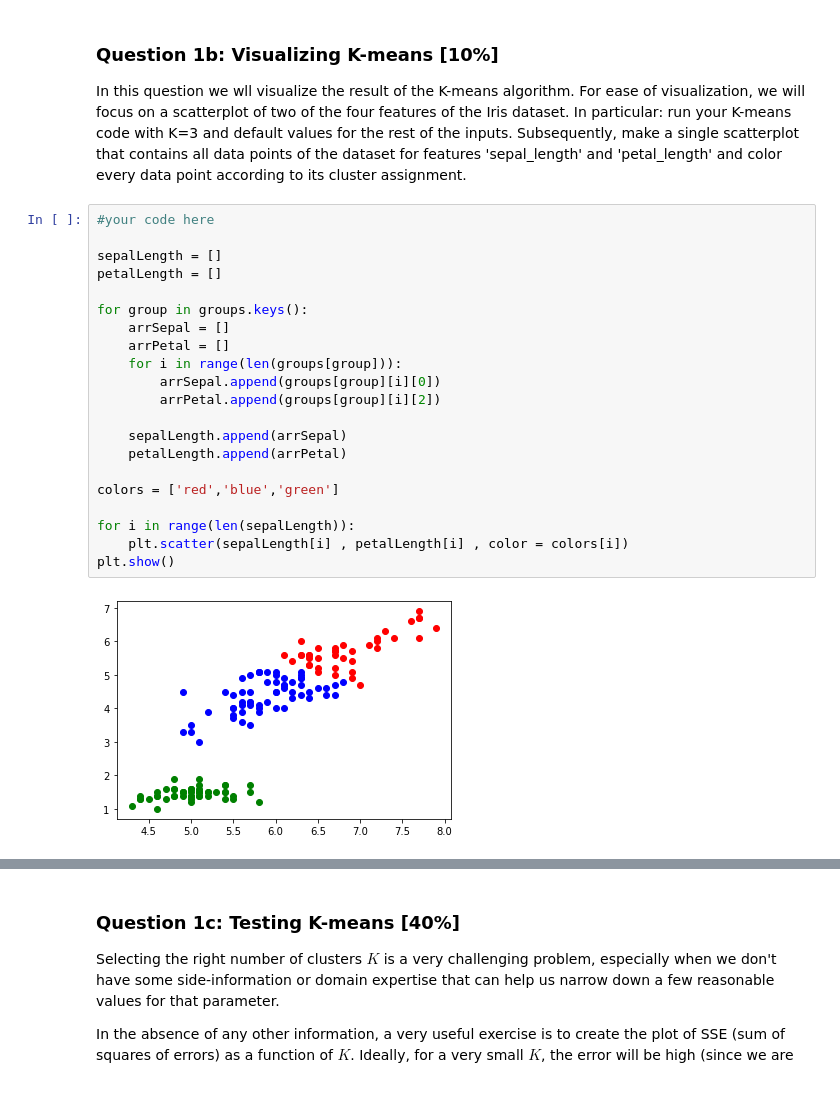
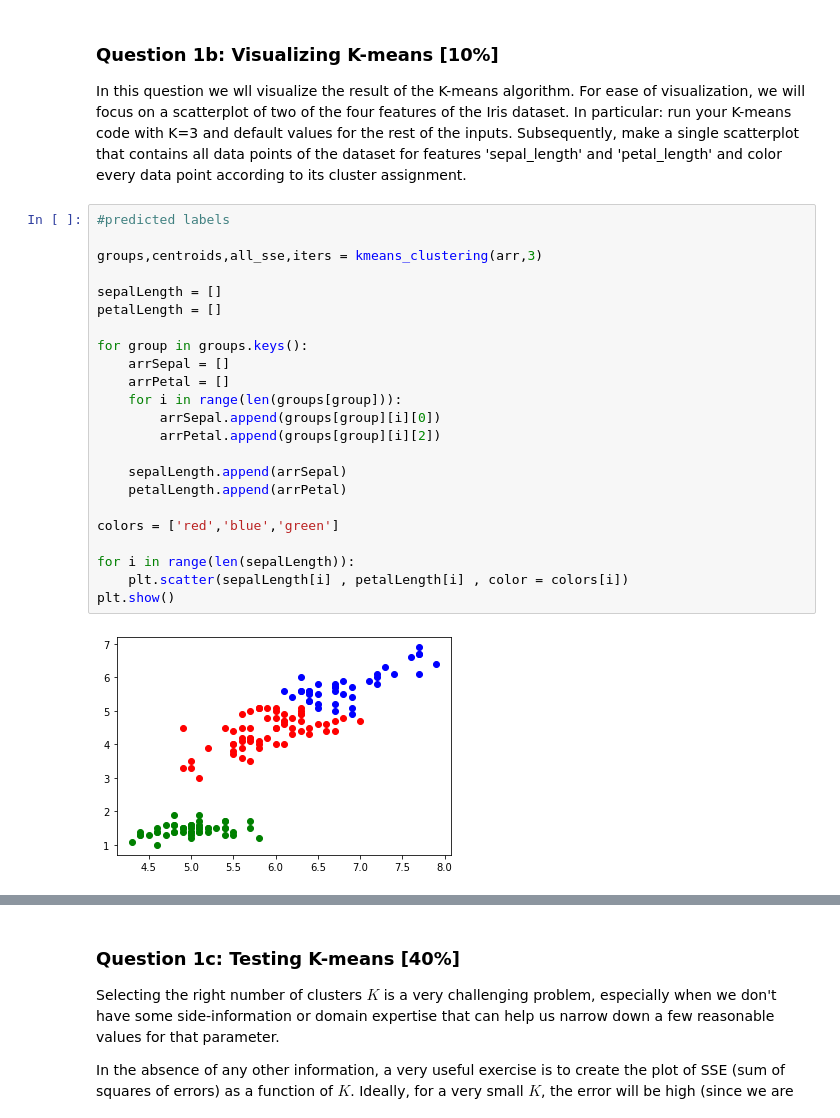
Before and after one commit to Rnair12599/CS171-Assn3, a Jupyter notebook: Assignment3.ipynb, the cells around one changed output, grey strips where cells are left out. Saved outputs shown, nothing was run; the diff lists cells and outputs as text.

```diff
--- a/Assignment3.ipynb
+++ b/Assignment3.ipynb
@@ -109,26 +109,28 @@ print(centroids,all_sse,iters)
 ### Question 1b: Visualizing K-means [10%]
 In this question we wll visualize the result of the K-means algorithm. For ease of visualization, we will focus on a scatterplot of two of the four features of the Iris dataset. In particular: run your K-means code with K=3 and default values for the rest of the inputs. Subsequently, make a single scatterplot that contains all data points of the dataset for features 'sepal_length' and 'petal_length' and color every data point according to its cluster assignment.
 # %%
-#your code here
+#predicted labels
+
+groups,centroids,all_sse,iters = kmeans_clustering(arr,3)
 
 sepalLength = []
 petalLength = []
 
 for group in groups.keys():
     arrSepal = []
     arrPetal = []
     for i in range(len(groups[group])):
         arrSepal.append(groups[group][i][0])
         arrPetal.append(groups[group][i][2])
 
     sepalLength.append(arrSepal)
     petalLength.append(arrPetal)
 
 colors = ['red','blue','green']
 
 for i in range(len(sepalLength)):
     plt.scatter(sepalLength[i] , petalLength[i] , color = colors[i])
 plt.show()
 # %% [output]
-[figure, old version]
+[figure, new version]
 # %%
```
Also changed, not shown: parts of 5 cells of this notebook.
